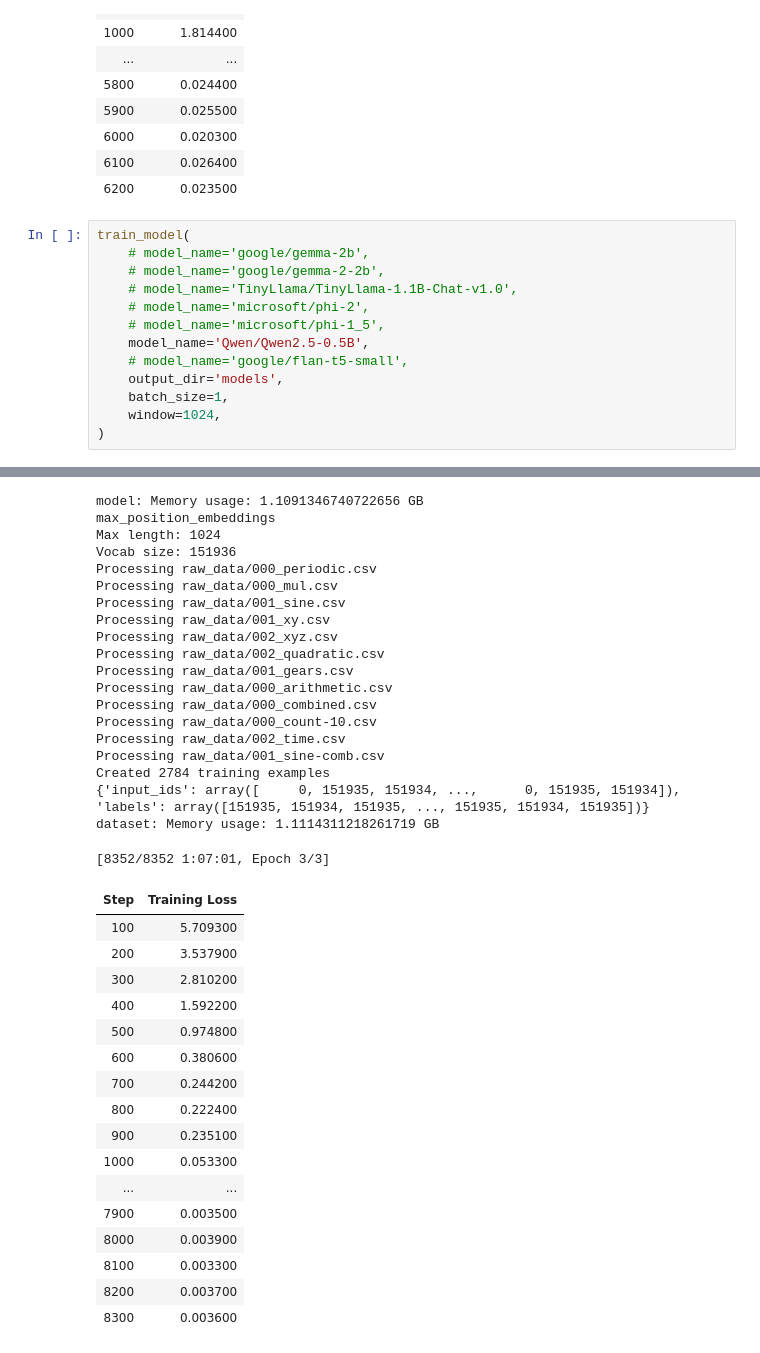
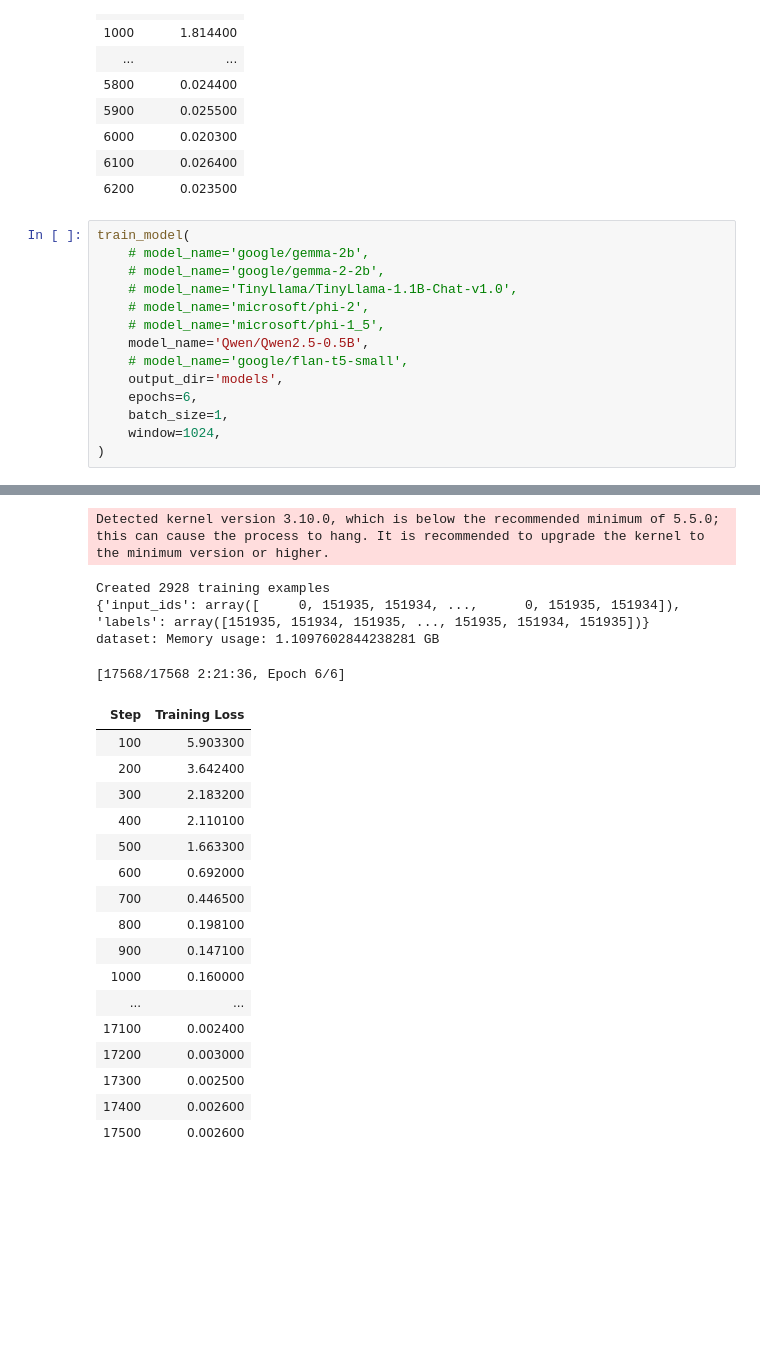
Before and after one commit to JoeyShapiro/TimeSeriesGPT, a Jupyter notebook: model.ipynb, the cells around one changed output, grey strips where cells are left out. Drawn from its saved outputs; the diff is of its cells as text; blank space fills up the shorter version.

```diff
--- a/model.ipynb
+++ b/model.ipynb
@@ -466,6 +466,7 @@ train_model(
     model_name='Qwen/Qwen2.5-0.5B',
     # model_name='google/flan-t5-small',
     output_dir='models',
+    epochs=6,
     batch_size=1,
     window=1024,
 )
@@ -474,40 +492,25 @@ Detected kernel version 3.10.0, which is below the recommended minimum of 5.5.0;
-model: Memory usage: 1.1091346740722656 GB
-max_position_embeddings
-Max length: 1024
-Vocab size: 151936
-Processing raw_data/000_periodic.csv
-Processing raw_data/000_mul.csv
-Processing raw_data/001_sine.csv
-Processing raw_data/001_xy.csv
-Processing raw_data/002_xyz.csv
-Processing raw_data/002_quadratic.csv
-Processing raw_data/001_gears.csv
-Processing raw_data/000_arithmetic.csv
-Processing raw_data/000_combined.csv
-Processing raw_data/000_count-10.csv
-Processing raw_data/002_time.csv
-Processing raw_data/001_sine-comb.csv
-Created 2784 training examples
-{'input_ids': array([     0, 151935, 151934, ...,      0, 151935, 151934]), 'labels': array([151935, 151934, 151935, ..., 151935, 151934, 151935])}
-dataset: Memory usage: 1.1114311218261719 GB
+Detected kernel version 3.10.0, which is below the recommended minimum of 5.5.0; this can cause the process to hang. It is recommended to upgrade the kernel to the minimum version or higher.
-[8352/8352 1:07:01, Epoch 3/3]
+Created 2928 training examples
+{'input_ids': array([     0, 151935, 151934, ...,      0, 151935, 151934]), 'labels': array([151935, 151934, 151935, ..., 151935, 151934, 151935])}
+dataset: Memory usage: 1.1097602844238281 GB
+[17568/17568 2:21:36, Epoch 6/6]
 | Step | Training Loss |
-| 100 | 5.709300 |
-| 200 | 3.537900 |
-| 300 | 2.810200 |
-| 400 | 1.592200 |
-| 500 | 0.974800 |
-| 600 | 0.380600 |
-| 700 | 0.244200 |
-| 800 | 0.222400 |
-| 900 | 0.235100 |
-| 1000 | 0.053300 |
+| 100 | 5.903300 |
+| 200 | 3.642400 |
+| 300 | 2.183200 |
+| 400 | 2.110100 |
+| 500 | 1.663300 |
+| 600 | 0.692000 |
+| 700 | 0.446500 |
+| 800 | 0.198100 |
+| 900 | 0.147100 |
+| 1000 | 0.160000 |
 | ... | ... |
-| 7900 | 0.003500 |
-| 8000 | 0.003900 |
-| 8100 | 0.003300 |
-| 8200 | 0.003700 |
-| 8300 | 0.003600 |
+| 17100 | 0.002400 |
+| 17200 | 0.003000 |
+| 17300 | 0.002500 |
+| 17400 | 0.002600 |
+| 17500 | 0.002600 |
 # %%
 import torch
 from transformers import AutoModelForCausalLM
```
Also changed, not shown: parts of 2 cells of this notebook, 1 other file.
